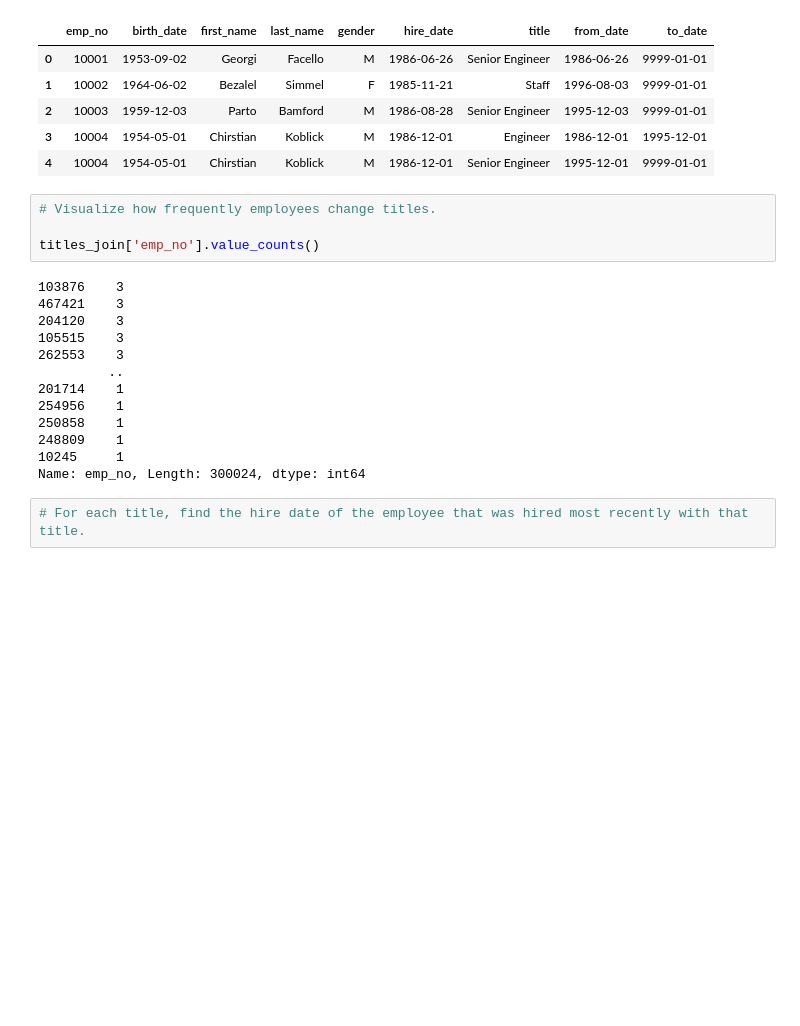
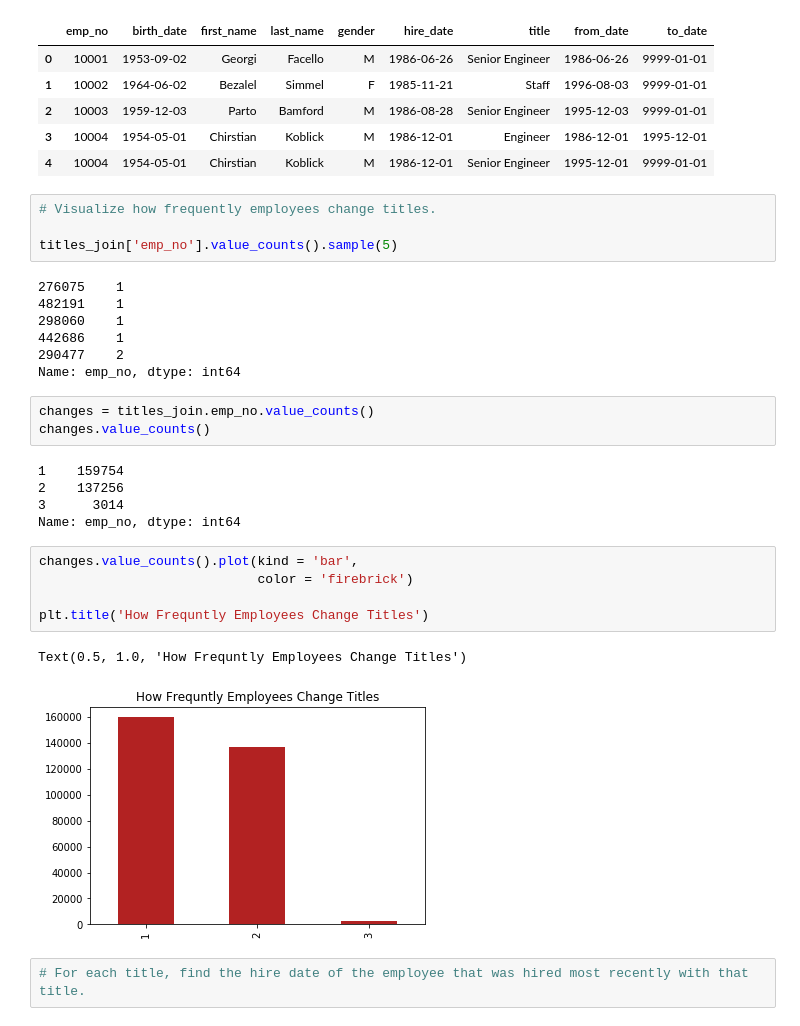
Before and after one commit to lukewbecker/numpy-pandas-visualization-exercises, a Jupyter notebook: advanced_dataframes.ipynb, the cells around one changed output. Drawn from its saved outputs; the diff is of its cells as text; blank space fills up the shorter version.

```diff
--- a/advanced_dataframes.ipynb
+++ b/advanced_dataframes.ipynb
@@ -504,20 +517,30 @@ merged_df.head()
 # %%
 # Visualize how frequently employees change titles.
 
-titles_join['emp_no'].value_counts()
+titles_join['emp_no'].value_counts().sample(5)
 # %% [output]
-103876    3
-467421    3
-204120    3
-105515    3
-262553    3
-         ..
-201714    1
-254956    1
-250858    1
-248809    1
-10245     1
-Name: emp_no, Length: 300024, dtype: int64
+276075    1
+482191    1
+298060    1
+442686    1
+290477    2
+Name: emp_no, dtype: int64
+# %%
+changes = titles_join.emp_no.value_counts()
+changes.value_counts()
+# %% [output]
+1    159754
+2    137256
+3      3014
+Name: emp_no, dtype: int64
+# %%
+changes.value_counts().plot(kind = 'bar',
+                            color = 'firebrick')
+
+plt.title('How Frequntly Employees Change Titles')
+# %% [output]
+Text(0.5, 1.0, 'How Frequntly Employees Change Titles')
+[figure, added]
 # %%
 # For each title, find the hire date of the employee that was hired most recently with that title.
 # %%
```
Also changed, not shown: parts of 16 cells of this notebook.
